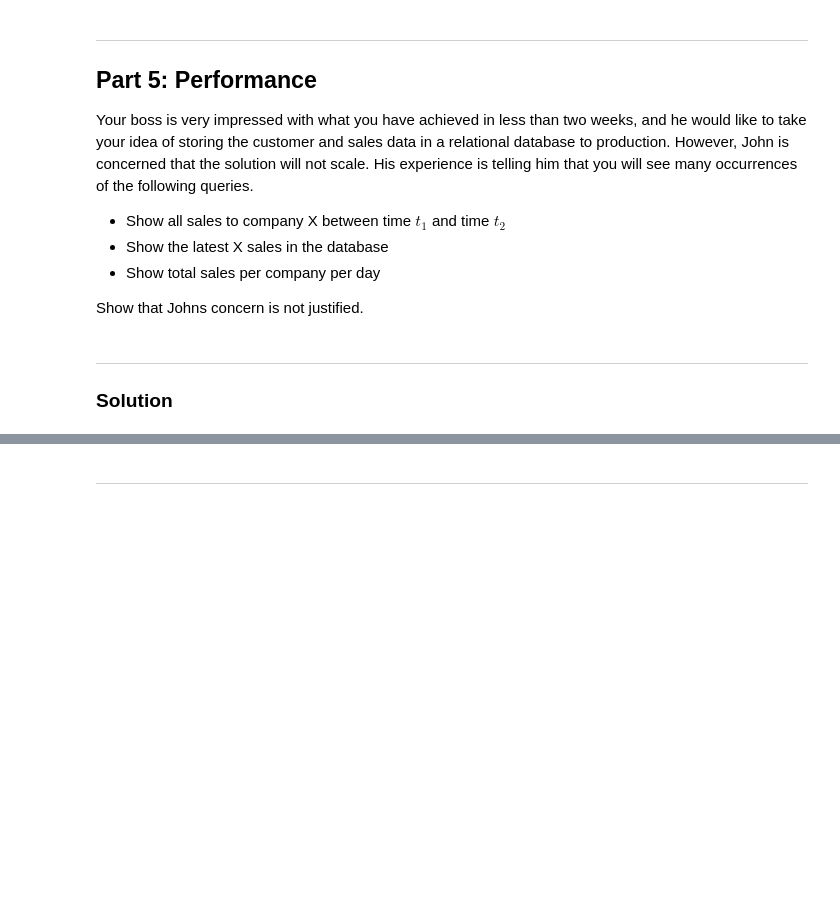
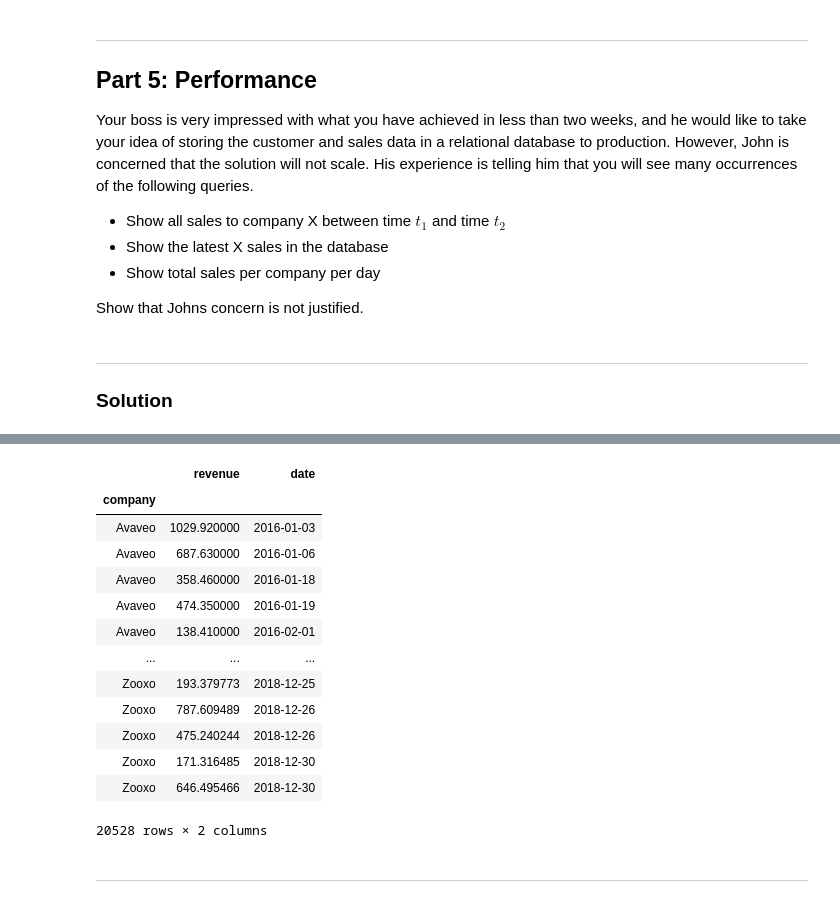
Before and after one commit to patrickcording/02807-comp-tools, a Jupyter notebook: docker/work/projects/Project 1 - Customer Database.ipynb, the cells around one changed output, grey strips where cells are left out. Drawn from its saved outputs; the diff is of its cells as text; code cells hidden in the pictures; blank space fills up the shorter version.

```diff
--- a/docker/work/projects/Project 1 - Customer Database.ipynb
+++ b/docker/work/projects/Project 1 - Customer Database.ipynb
@@ -280,2 +403,27 @@ Show that Johns concern is not justified.
+# %%
+query_perday = """SELECT company,
+                    SUM(price*toEuro) AS revenue,
+                    strftime('%Y-%m-%d', date) AS date
+            FROM transactions t1 INNER JOIN rates t2 ON t1.currency = t2.currency
+            GROUP BY date
+            ORDER BY company;"""
+
+revenues_df = run_query(query_perday).set_index('company')
+revenues_df
+# %% [output]
+|  | revenue | date |
+| company |  |  |
+| Avaveo | 1029.920000 | 2016-01-03 |
+| Avaveo | 687.630000 | 2016-01-06 |
+| Avaveo | 358.460000 | 2016-01-18 |
+| Avaveo | 474.350000 | 2016-01-19 |
+| Avaveo | 138.410000 | 2016-02-01 |
+| ... | ... | ... |
+| Zooxo | 193.379773 | 2018-12-25 |
+| Zooxo | 787.609489 | 2018-12-26 |
+| Zooxo | 475.240244 | 2018-12-26 |
+| Zooxo | 171.316485 | 2018-12-30 |
+| Zooxo | 646.495466 | 2018-12-30 |
+20528 rows × 2 columns
 # %% [markdown]
 ---
```
Also changed, not shown: parts of 17 cells of this notebook.
